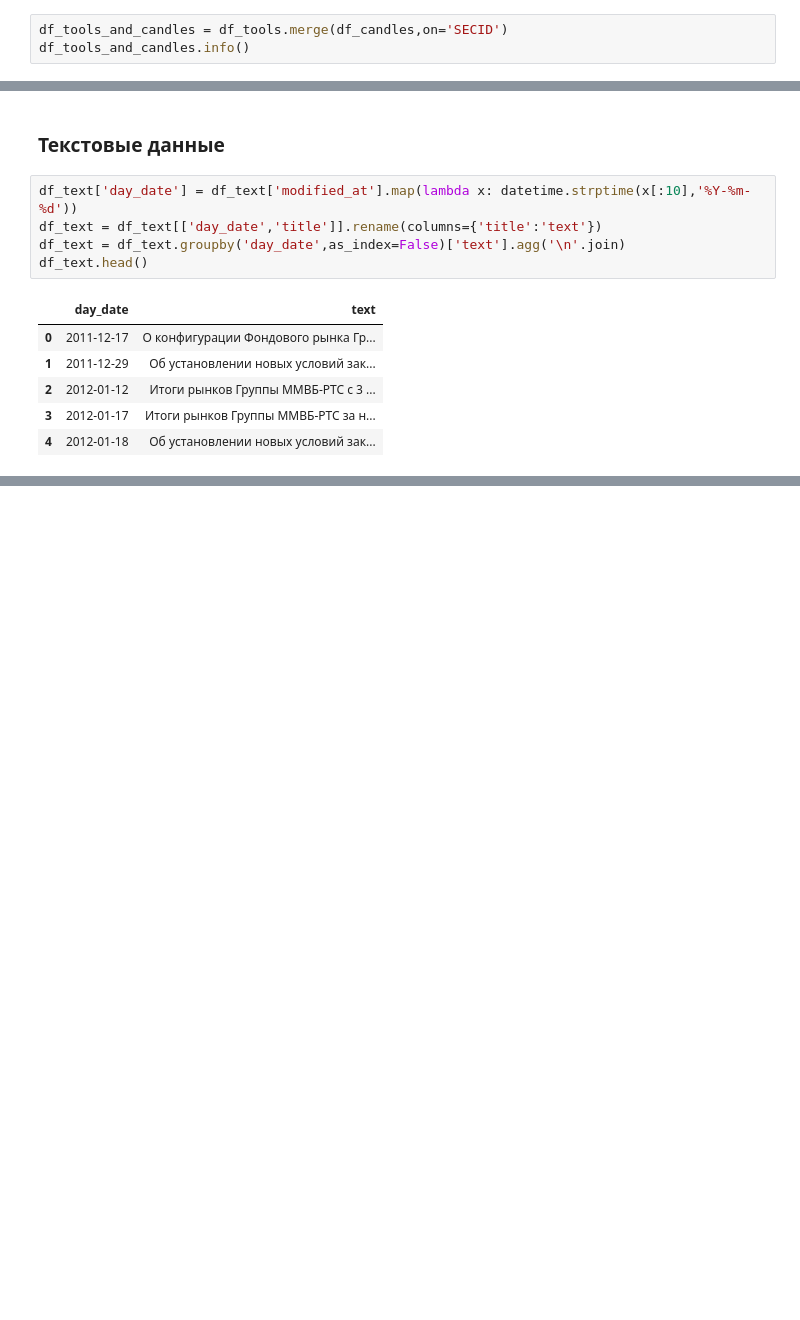
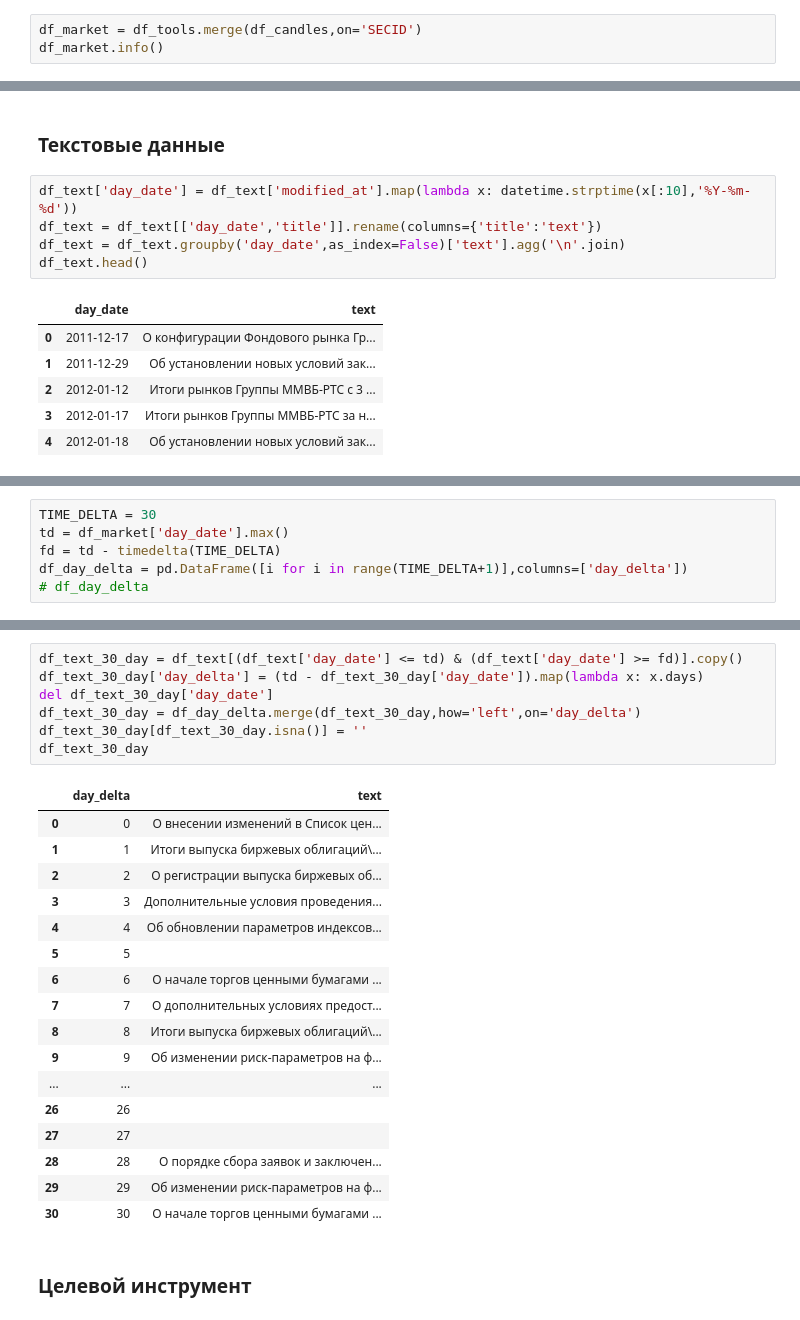
Before and after one commit to KirilinAM/prediction-of-quotations-by-classical-ML-methods, a Jupyter notebook: main.ipynb, the cells around one changed output, grey strips where cells are left out. Drawn from its saved outputs; the diff is of its cells as text; blank space fills up the shorter version.

```diff
--- a/main.ipynb
+++ b/main.ipynb
@@ -96,8 +98,8 @@ df_candles.head()
 | 3 | ABIO | 2014-06-16 | 15.000 | 24522.3 | 1600.0 |
 | 4 | ABIO | 2014-06-17 | 15.120 | 738392.0 | 48900.0 |
 # %%
-df_tools_and_candles = df_tools.merge(df_candles,on='SECID')
-df_tools_and_candles.info()
+df_market = df_tools.merge(df_candles,on='SECID')
+df_market.info()
 # %% [output]
 <class 'pandas.core.frame.DataFrame'>
 RangeIndex: 525620 entries, 0 to 525619
@@ -140,0 +156,6 @@ def prepare_tools_candles_info(target_secid,all_tools,all_candles):
+# %%
+TIME_DELTA = 30
+td = df_market['day_date'].max()
+fd = td - timedelta(TIME_DELTA)
+df_day_delta = pd.DataFrame([i for i in range(TIME_DELTA+1)],columns=['day_delta'])
+# df_day_delta
@@ -140,0 +187,27 @@ def prepare_tools_candles_info(target_secid,all_tools,all_candles):
+# %%
+df_text_30_day = df_text[(df_text['day_date'] <= td) & (df_text['day_date'] >= fd)].copy()
+df_text_30_day['day_delta'] = (td - df_text_30_day['day_date']).map(lambda x: x.days)
+del df_text_30_day['day_date']
+df_text_30_day = df_day_delta.merge(df_text_30_day,how='left',on='day_delta')
+df_text_30_day[df_text_30_day.isna()] = ''
+df_text_30_day
+# %% [output]
+|  | day_delta | text |
+| 0 | 0 | О внесении изменений в Список цен... |
+| 1 | 1 | Итоги выпуска биржевых облигаций\... |
+| 2 | 2 | О регистрации выпуска биржевых об... |
+| 3 | 3 | Дополнительные условия проведения... |
+| 4 | 4 | Об обновлении параметров индексов... |
+| 5 | 5 |  |
+| 6 | 6 | О начале торгов ценными бумагами ... |
+| 7 | 7 | О дополнительных условиях предост... |
+| 8 | 8 | Итоги выпуска биржевых облигаций\... |
+| 9 | 9 | Об изменении риск-параметров на ф... |
+| ... | ... | ... |
+| 26 | 26 |  |
+| 27 | 27 |  |
+| 28 | 28 | О порядке сбора заявок и заключен... |
+| 29 | 29 | Об изменении риск-параметров на ф... |
+| 30 | 30 | О начале торгов ценными бумагами ... |
+# %% [markdown]
+### Целевой инструмент
```
Also changed, not shown: parts of 18 cells of this notebook.
